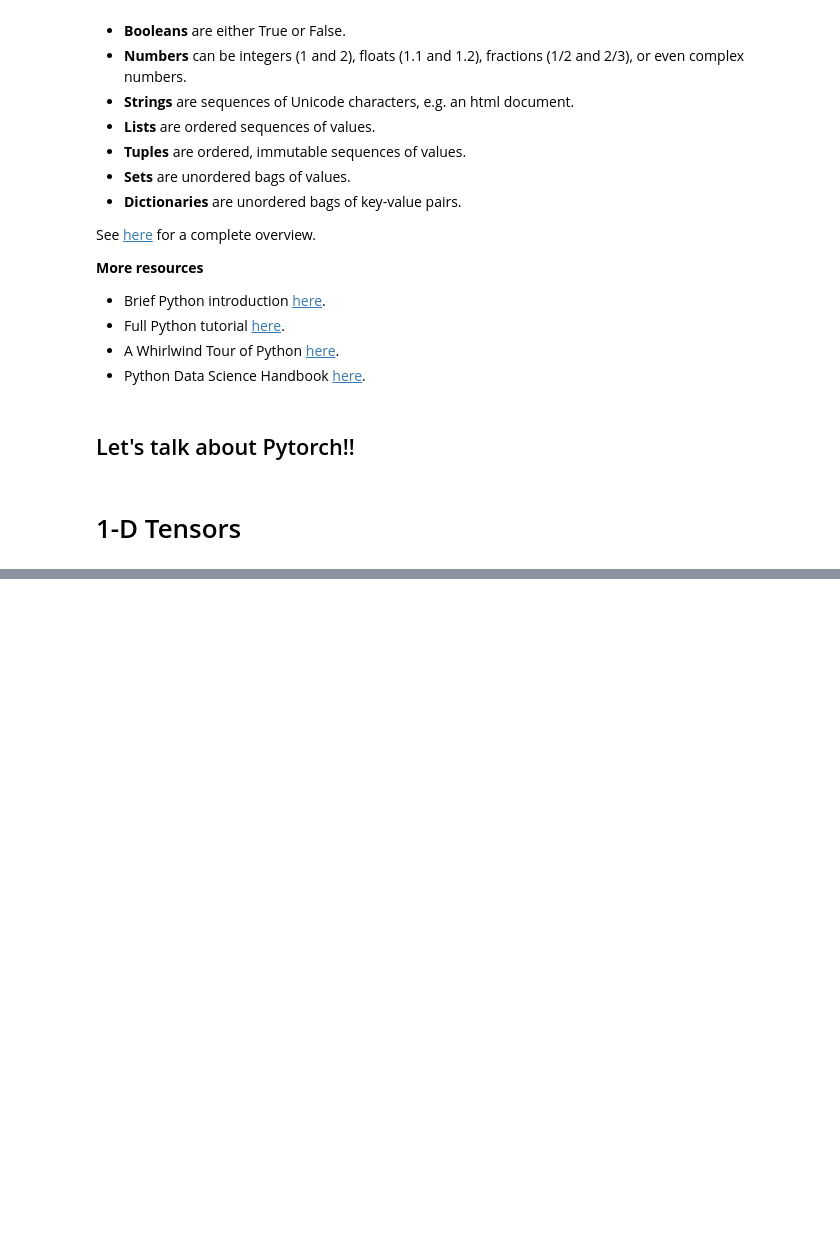
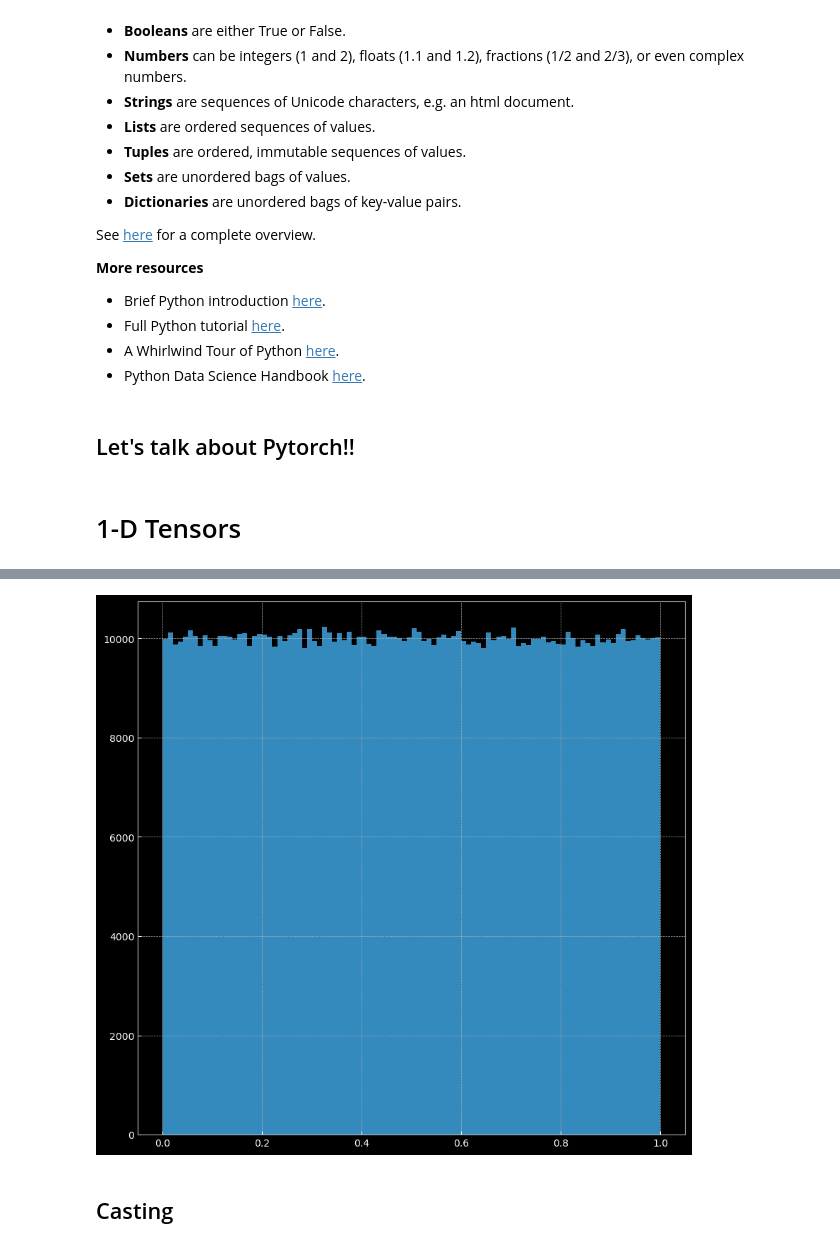
Before and after one commit to neuroneural/Deep_Learning_Catalyst, a Jupyter notebook: 01. Introduction to deep learning & pytorch.ipynb, the cells around one changed output, grey strips where cells are left out. Drawn from its saved outputs; the diff is of its cells as text; code cells hidden in the pictures; blank space fills up the shorter version.

```diff
--- a/01. Introduction to deep learning & pytorch.ipynb
+++ b/01. Introduction to deep learning & pytorch.ipynb
@@ -154,0 +324,6 @@ print(f"n: {n}")
+# %%
+plt.hist(torch.rand(10**6).numpy(), 100);
+# %% [output]
+[figure, added]
+# %% [markdown]
+## Casting
```
Also changed, not shown: parts of 42 cells of this notebook, 1 other file.
